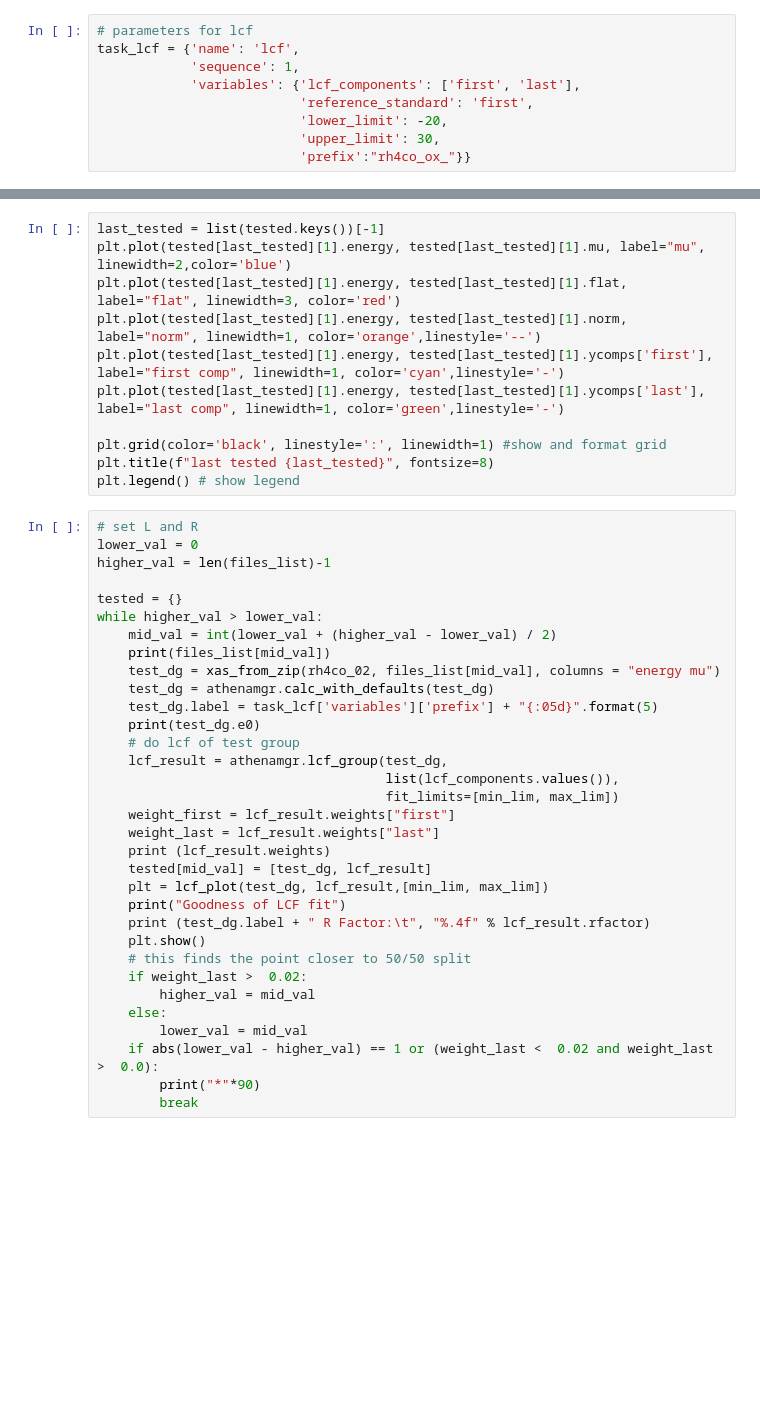
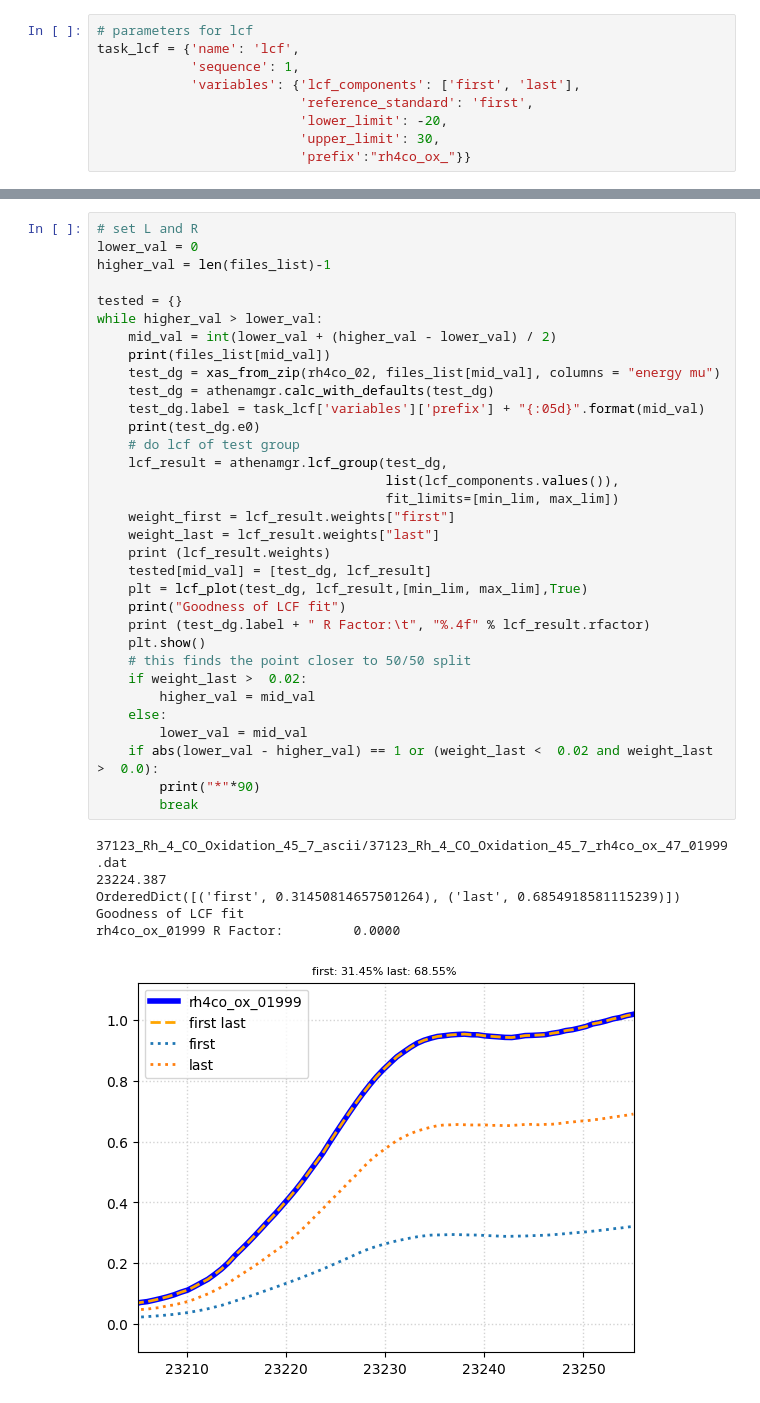
Before and after one commit to scman1/advanced_xafs, a Jupyter notebook: lcf_analiser/LCF_Analysis.ipynb, the cells around one changed output, grey strips where cells are left out. Saved outputs shown, nothing was run; the diff lists cells and outputs as text; blank space fills up the shorter version.

```diff
--- a/lcf_analiser/LCF_Analysis.ipynb
+++ b/lcf_analiser/LCF_Analysis.ipynb
@@ -251,44 +286,40 @@ while higher_val > lower_val:
-# %%
-last_tested = list(tested.keys())[-1]
-plt.plot(tested[last_tested][1].energy, tested[last_tested][1].mu, label="mu", linewidth=2,color='blue')
-plt.plot(tested[last_tested][1].energy, tested[last_tested][1].flat, label="flat", linewidth=3, color='red')
-plt.plot(tested[last_tested][1].energy, tested[last_tested][1].norm, label="norm", linewidth=1, color='orange',linestyle='--')
-plt.plot(tested[last_tested][1].energy, tested[last_tested][1].ycomps['first'], label="first comp", linewidth=1, color='cyan',linestyle='-')
-plt.plot(tested[last_tested][1].energy, tested[last_tested][1].ycomps['last'], label="last comp", linewidth=1, color='green',linestyle='-')
-
-plt.grid(color='black', linestyle=':', linewidth=1) #show and format grid
-plt.title(f"last tested {last_tested}", fontsize=8)
-plt.legend() # show legend
 # %%
 # set L and R
 lower_val = 0
 higher_val = len(files_list)-1
 
 tested = {}
 while higher_val > lower_val:
     mid_val = int(lower_val + (higher_val - lower_val) / 2)
     print(files_list[mid_val])
     test_dg = xas_from_zip(rh4co_02, files_list[mid_val], columns = "energy mu")
     test_dg = athenamgr.calc_with_defaults(test_dg)
-    test_dg.label = task_lcf['variables']['prefix'] + "{:05d}".format(5)
+    test_dg.label = task_lcf['variables']['prefix'] + "{:05d}".format(mid_val)
     print(test_dg.e0)
     # do lcf of test group
     lcf_result = athenamgr.lcf_group(test_dg,
                                      list(lcf_components.values()),
                                      fit_limits=[min_lim, max_lim])
     weight_first = lcf_result.weights["first"]
     weight_last = lcf_result.weights["last"]
     print (lcf_result.weights)
     tested[mid_val] = [test_dg, lcf_result]
-    plt = lcf_plot(test_dg, lcf_result,[min_lim, max_lim])
+    plt = lcf_plot(test_dg, lcf_result,[min_lim, max_lim],True)
     print("Goodness of LCF fit")
     print (test_dg.label + " R Factor:\t", "%.4f" % lcf_result.rfactor)
     plt.show()
     # this finds the point closer to 50/50 split
     if weight_last >  0.02:
         higher_val = mid_val
     else:
         lower_val = mid_val
     if abs(lower_val - higher_val) == 1 or (weight_last <  0.02 and weight_last >  0.0):
         print("*"*90)
         break
+# %% [output]
+37123_Rh_4_CO_Oxidation_45_7_ascii/37123_Rh_4_CO_Oxidation_45_7_rh4co_ox_47_01999.dat
+23224.387
+OrderedDict([('first', 0.31450814657501264), ('last', 0.6854918581115239)])
+Goodness of LCF fit
+rh4co_ox_01999 R Factor:         0.0000
+[figure, added]
```
Also changed, not shown: parts of 8 cells of this notebook.
